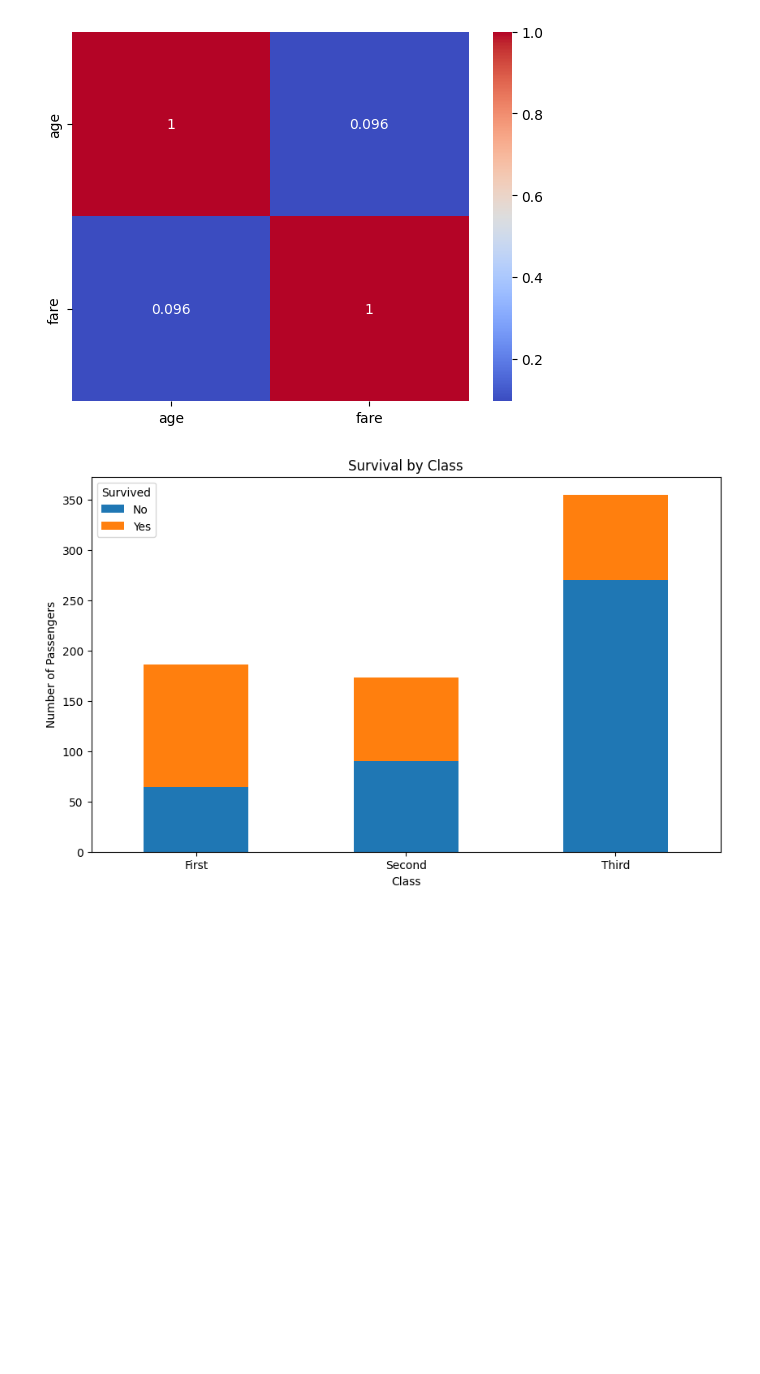
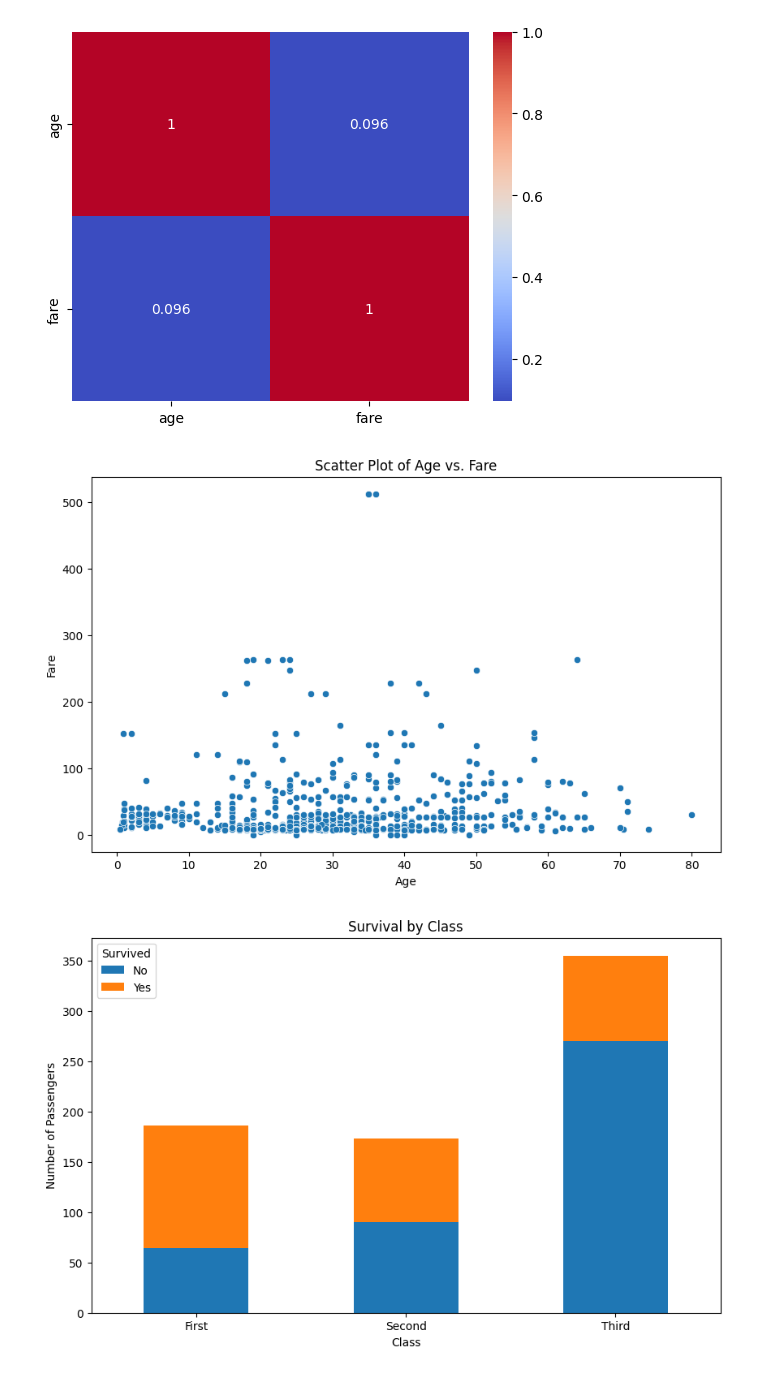
Before and after one commit to Anshul-ARK/Lab_ds, a Jupyter notebook: ds_lab1.ipynb, the cells around one changed output. Drawn from its saved outputs; the diff is of its cells as text; code cells hidden in the pictures; blank space fills up the shorter version.

```diff
--- a/ds_lab1.ipynb
+++ b/ds_lab1.ipynb
@@ -138,6 +138,15 @@ plt.show()
 #interpretation of the above data
 #i can see that corelation is positive so both so if one increase other also increases
 #it is not very strong corelation as it is just 0.09 so it is
+# %%
+plt.figure(figsize=(10, 6))
+sns.scatterplot(x='age', y='fare', data=df)
+plt.title('Scatter Plot of Age vs. Fare')
+plt.xlabel('Age')
+plt.ylabel('Fare')
+plt.show()
+# %% [output]
+[figure, added]
 # %%
 import matplotlib.pyplot as plt
 
```
